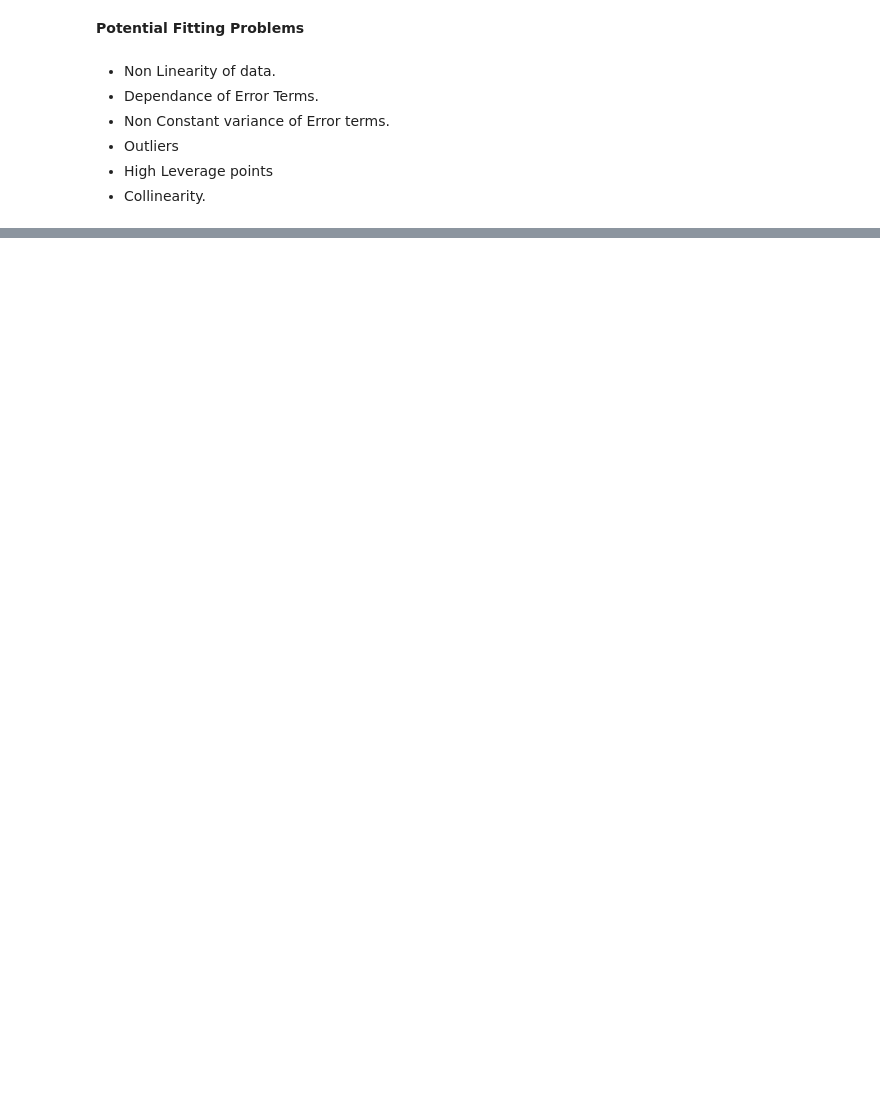
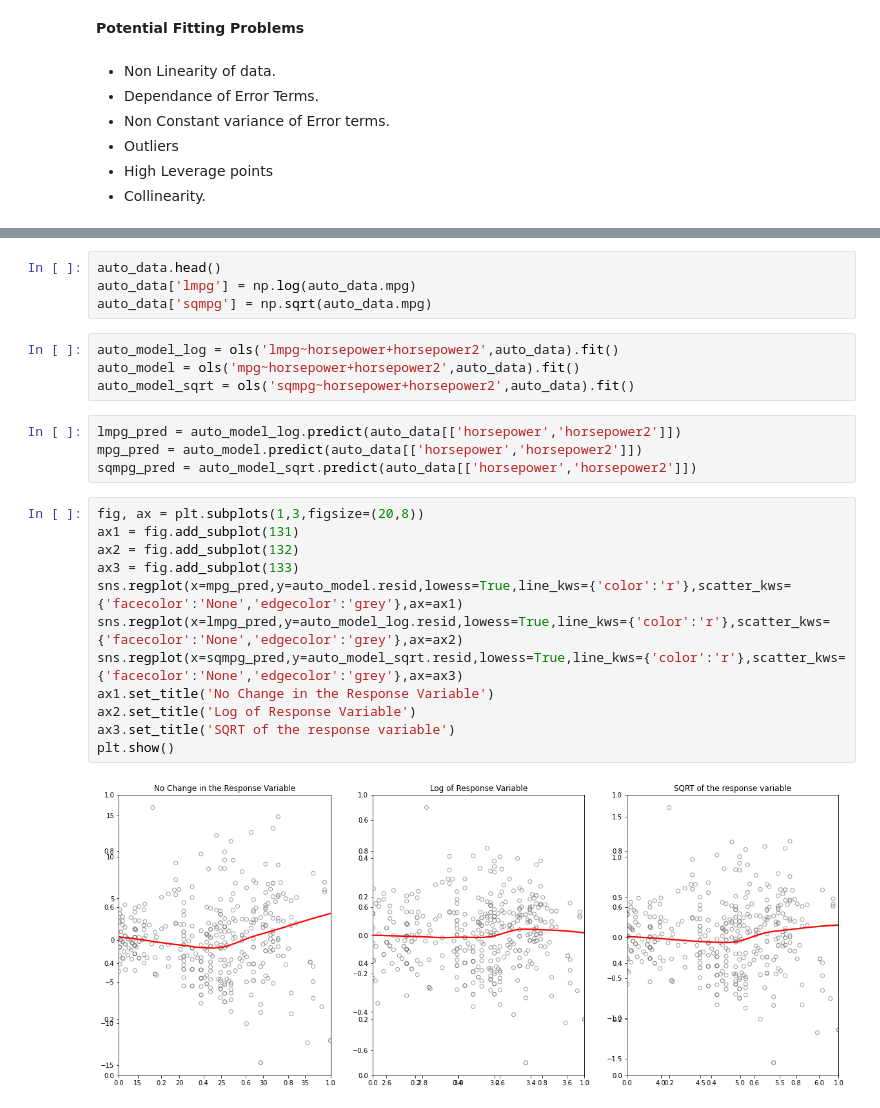
Before and after one commit to Revanthshalon/Machine-Learning, a Jupyter notebook: An Introduction to Statistical Learning/Unit 3 - Linear Regression/Unit 3 - Linear Regression.ipynb, the cells around one changed output, grey strips where cells are left out. Drawn from its saved outputs; the diff is of its cells as text; blank space fills up the shorter version.

```diff
--- a/An Introduction to Statistical Learning/Unit 3 - Linear Regression/Unit 3 - Linear Regression.ipynb
+++ b/An Introduction to Statistical Learning/Unit 3 - Linear Regression/Unit 3 - Linear Regression.ipynb
@@ -734,0 +799,26 @@ strong multicollinearity or other numerical problems.
+# %%
+auto_data.head()
+auto_data['lmpg'] = np.log(auto_data.mpg)
+auto_data['sqmpg'] = np.sqrt(auto_data.mpg)
+# %%
+auto_model_log = ols('lmpg~horsepower+horsepower2',auto_data).fit()
+auto_model = ols('mpg~horsepower+horsepower2',auto_data).fit()
+auto_model_sqrt = ols('sqmpg~horsepower+horsepower2',auto_data).fit()
+# %%
+lmpg_pred = auto_model_log.predict(auto_data[['horsepower','horsepower2']])
+mpg_pred = auto_model.predict(auto_data[['horsepower','horsepower2']])
+sqmpg_pred = auto_model_sqrt.predict(auto_data[['horsepower','horsepower2']])
+# %%
+fig, ax = plt.subplots(1,3,figsize=(20,8))
+ax1 = fig.add_subplot(131)
+ax2 = fig.add_subplot(132)
+ax3 = fig.add_subplot(133)
+sns.regplot(x=mpg_pred,y=auto_model.resid,lowess=True,line_kws={'color':'r'},scatter_kws={'facecolor':'None','edgecolor':'grey'},ax=ax1)
+sns.regplot(x=lmpg_pred,y=auto_model_log.resid,lowess=True,line_kws={'color':'r'},scatter_kws={'facecolor':'None','edgecolor':'grey'},ax=ax2)
+sns.regplot(x=sqmpg_pred,y=auto_model_sqrt.resid,lowess=True,line_kws={'color':'r'},scatter_kws={'facecolor':'None','edgecolor':'grey'},ax=ax3)
+ax1.set_title('No Change in the Response Variable')
+ax2.set_title('Log of Response Variable')
+ax3.set_title('SQRT of the response variable')
+plt.show()
+# %% [output]
+[figure, added]
```
Also changed, not shown: parts of 23 cells of this notebook.
